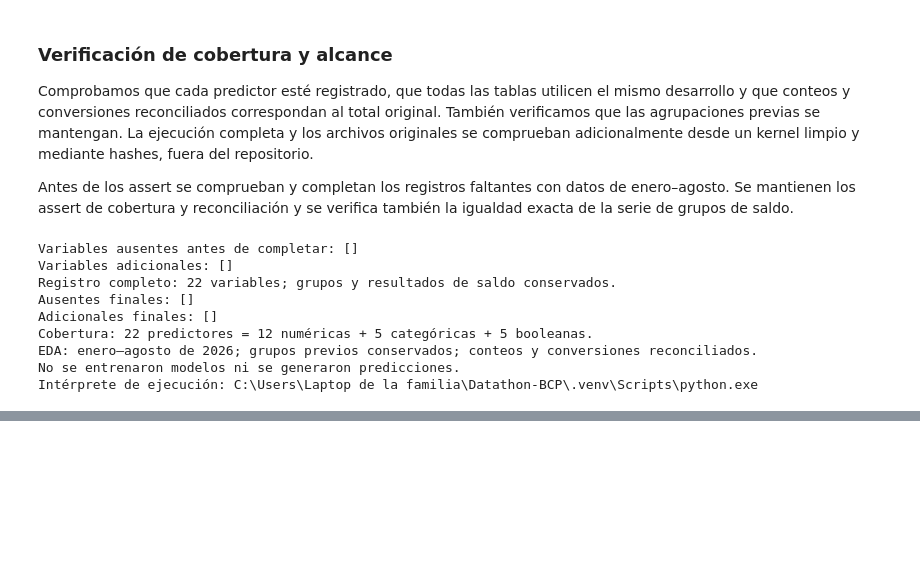
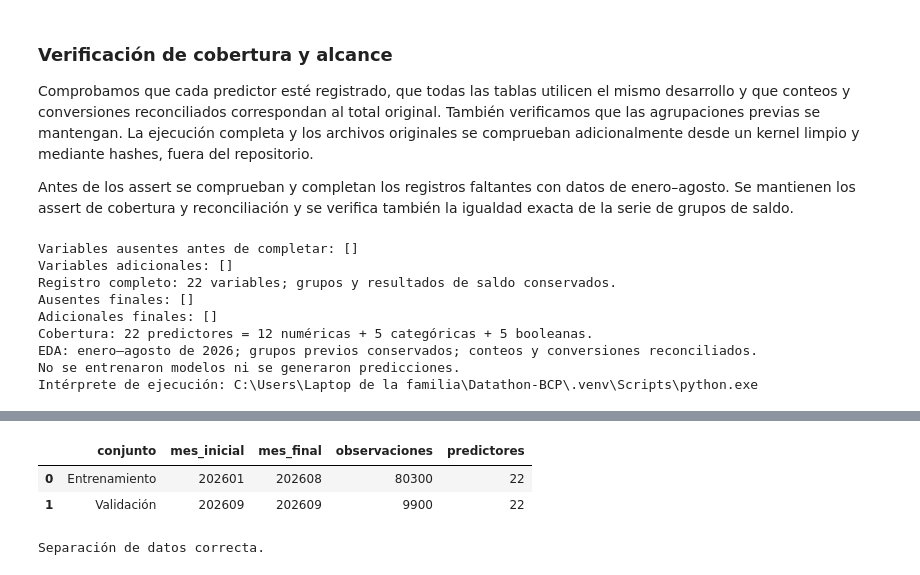
Before and after one commit to Favio-coder/Datathon-BCP, a Jupyter notebook: codigo/modelos/Gustavo/Modelo_Gustavo.ipynb, the cells around one changed output, grey strips where cells are left out. Saved outputs shown, nothing was run; the diff lists cells and outputs as text; code cells hidden in the pictures; blank space fills up the shorter version.

```diff
--- a/codigo/modelos/Gustavo/Modelo_Gustavo.ipynb
+++ b/codigo/modelos/Gustavo/Modelo_Gustavo.ipynb
@@ -3120,0 +3130,54 @@ Intérprete de ejecución: C:\Users\Laptop de la familia\Datathon-BCP\.venv\Scri
+# %%
+# Variables que recibirá el modelo
+columnas_modelo = [
+    columna
+    for columna in train.columns
+    if columna not in ["id_cliente", "mes", "objetivo"]
+]
+
+# Primera división temporal
+datos_train = train.loc[
+    train["mes"].between(202601, 202608)
+].copy()
+
+datos_valid = train.loc[
+    train["mes"].eq(202609)
+].copy()
+
+# X contiene los predictores; y contiene el resultado real
+X_train = datos_train[columnas_modelo].copy()
+y_train = datos_train["objetivo"].astype(int).copy()
+
+X_valid = datos_valid[columnas_modelo].copy()
+y_valid = datos_valid["objetivo"].astype(int).copy()
+
+# Comprobaciones
+assert len(columnas_modelo) == 22
+assert not {"id_cliente", "mes", "objetivo"} & set(columnas_modelo)
+assert X_train.columns.equals(X_valid.columns)
+assert datos_train["mes"].max() < datos_valid["mes"].min()
+assert set(y_train.unique()) == {0, 1}
+assert set(y_valid.unique()) == {0, 1}
+
+display(
+    pd.DataFrame({
+        "conjunto": ["Entrenamiento", "Validación"],
+        "mes_inicial": [
+            datos_train["mes"].min(),
+            datos_valid["mes"].min(),
+        ],
+        "mes_final": [
+            datos_train["mes"].max(),
+            datos_valid["mes"].max(),
+        ],
+        "observaciones": [len(X_train), len(X_valid)],
+        "predictores": [X_train.shape[1], X_valid.shape[1]],
+    })
+)
+
+print("Separación de datos correcta.")
+# %% [output]
+|  | conjunto | mes_inicial | mes_final | observaciones | predictores |
+| 0 | Entrenamiento | 202601 | 202608 | 80300 | 22 |
+| 1 | Validación | 202609 | 202609 | 9900 | 22 |
+Separación de datos correcta.
```
Also changed, not shown: parts of 13 cells of this notebook.
